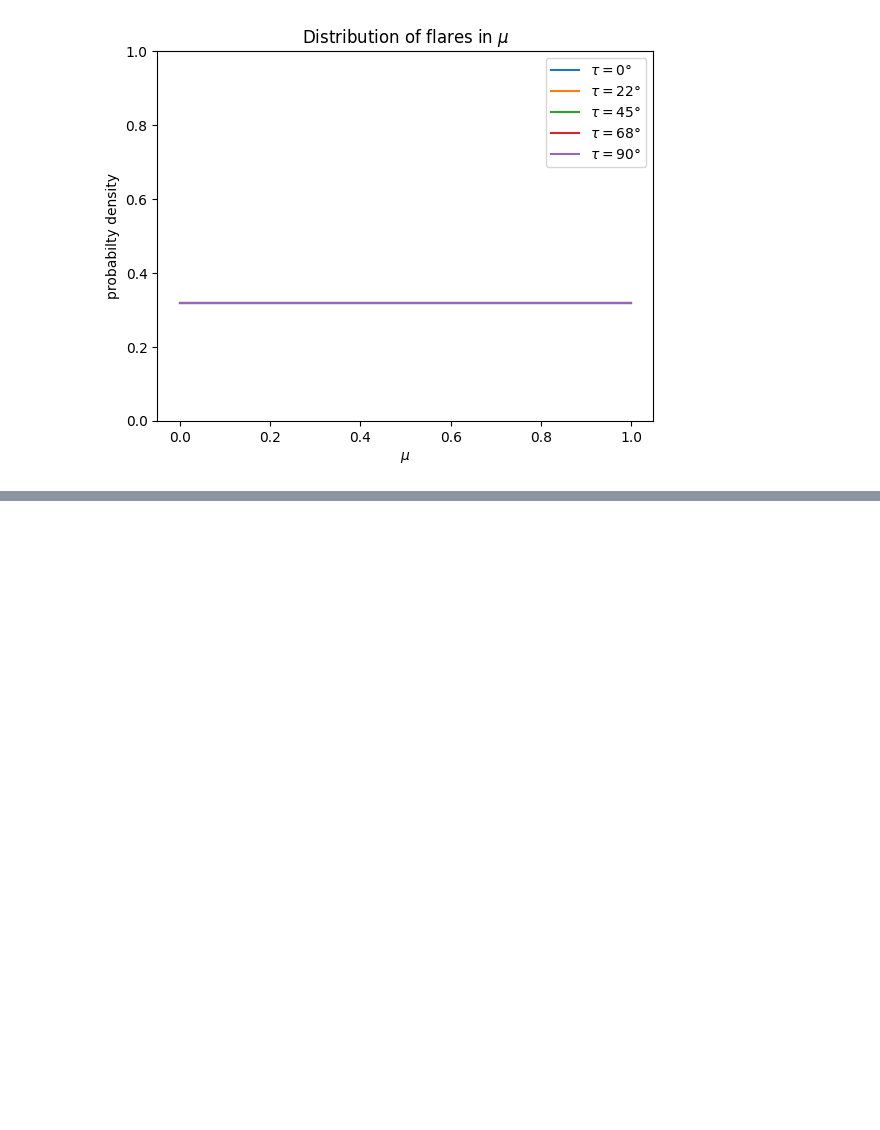
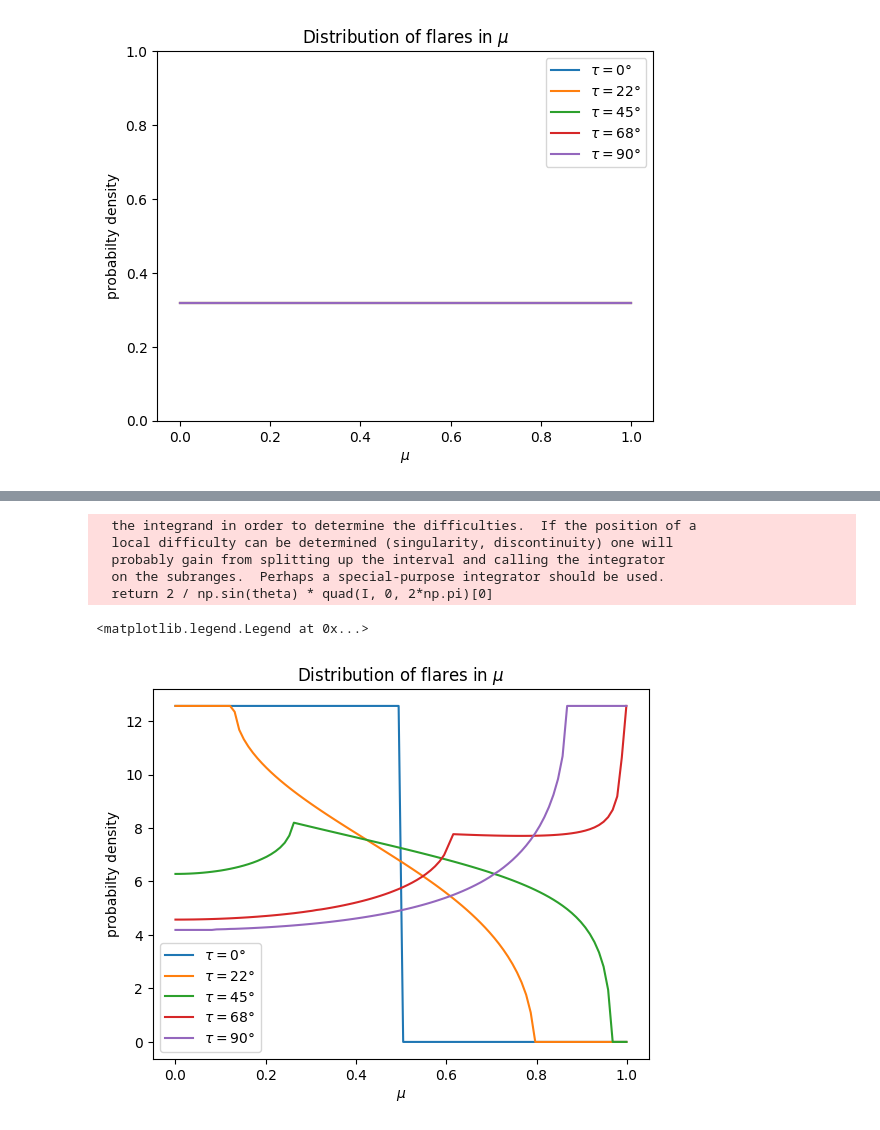
Before and after one commit to demichieldewilde/solar-flares, a Jupyter notebook: data/flare_distr/mu_dist.ipynb, the cells around one changed output, grey strips where cells are left out. Cells and saved outputs as stored; diff of their text form; code cells hidden in the pictures; blank space fills up the shorter version.

```diff
--- a/data/flare_distr/mu_dist.ipynb
+++ b/data/flare_distr/mu_dist.ipynb
@@ -187,0 +193,25 @@ plt.legend()
+# %%
+rho_mu_of_tau = lambda tau : lambda mu : rho_mu(mu, tau)* (1-mu**2)**0.5
+
+def rho_mus2(mus, tau):
+    return [ rho_mu(mu,tau) * (1-mu**2)**0.5 for mu in mus]
+
+mu = np.linspace(0,0.999, 100)
+
+for tau in np.linspace(0,np.pi/2, 5):
+    plt.plot(mu, rho_mus2(mu, tau), label=fr'$\tau=${round(tau*180/np.pi)}°')
+    # print(tau, quad(rho_mu_of_tau(tau), 0, 1))
+
+# plt.ylim(0,1)
+plt.title(r"Distribution of flares in $\mu$")
+plt.xlabel(r"$\mu$")
+plt.ylabel("probabilty density")
+plt.legend()
+# %% [output]
+  the integrand in order to determine the difficulties.  If the position of a
+  local difficulty can be determined (singularity, discontinuity) one will
+  probably gain from splitting up the interval and calling the integrator
+  on the subranges.  Perhaps a special-purpose integrator should be used.
+  return 2 / np.sin(theta) * quad(I, 0, 2*np.pi)[0]
+<matplotlib.legend.Legend at 0x...>
+[figure, added]
```
Also changed, not shown: parts of 3 cells of this notebook, 3 other files.
